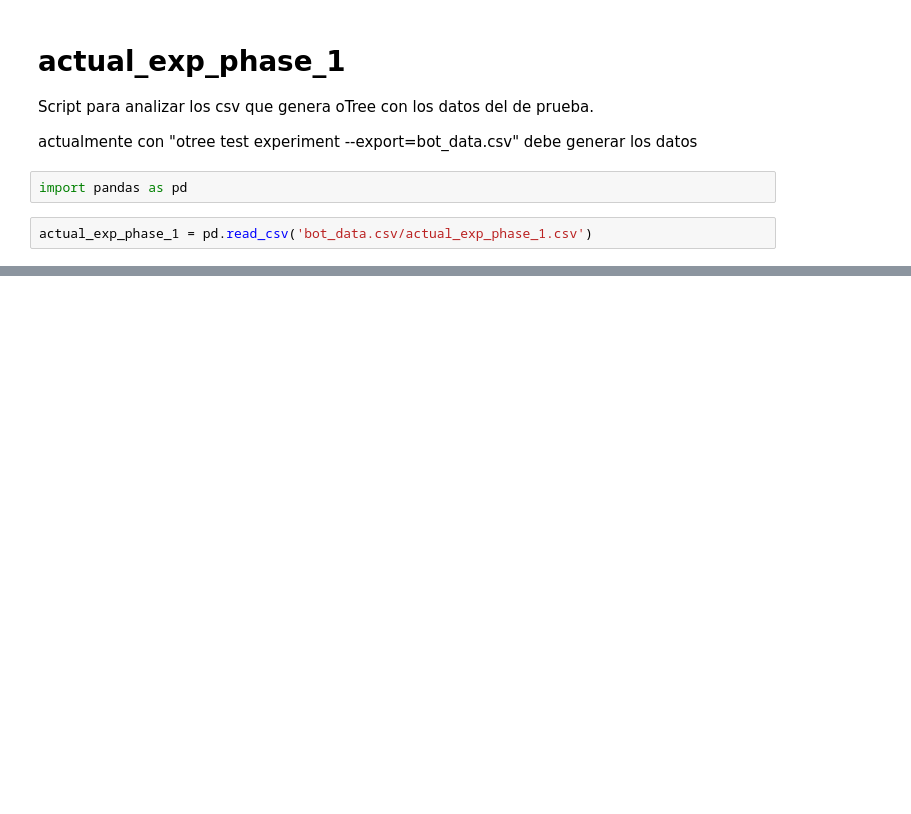
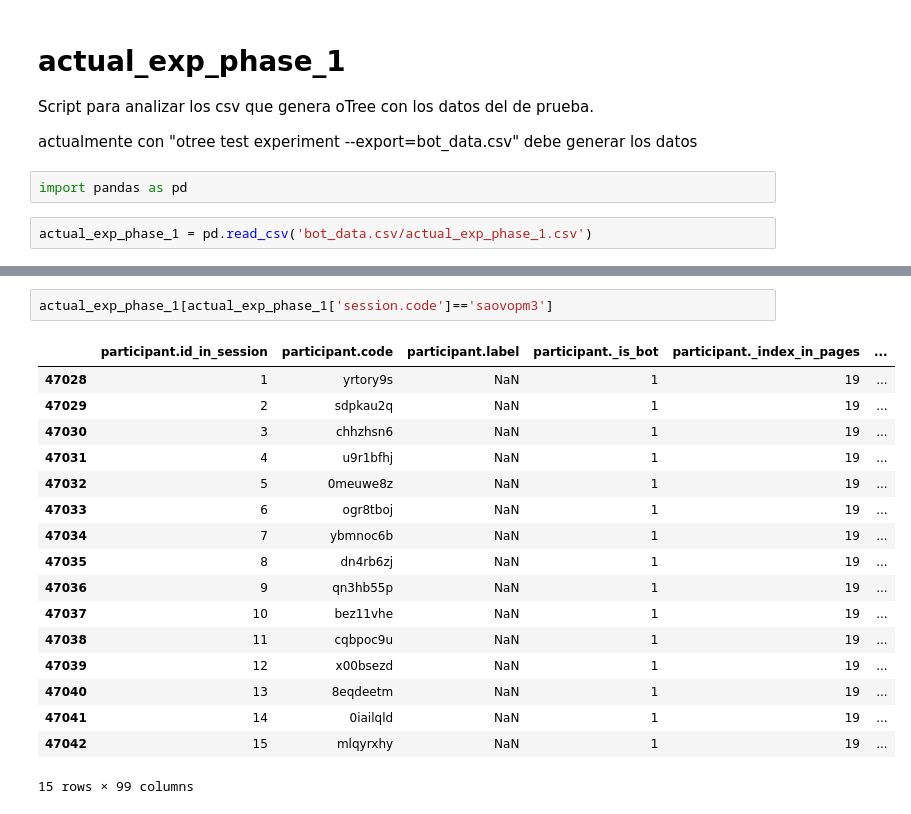
Before and after one commit to JoseShota/Experimento-IP, a Jupyter notebook: IP_Experiment/read_csv.ipynb, the cells around one changed output, grey strips where cells are left out. Saved outputs shown, nothing was run; the diff lists cells and outputs as text; blank space fills up the shorter version.

```diff
--- a/IP_Experiment/read_csv.ipynb
+++ b/IP_Experiment/read_csv.ipynb
@@ -29,0 +48,20 @@ actual_exp_phase_1 = pd.read_csv('bot_data.csv/actual_exp_phase_1.csv')
+# %%
+actual_exp_phase_1[actual_exp_phase_1['session.code']=='saovopm3']
+# %% [output]
+|  | participant.id_in_session | participant.code | participant.label | participant._is_bot | participant._index_in_pages | ... |
+| 47028 | 1 | yrtory9s | NaN | 1 | 19 | ... |
+| 47029 | 2 | sdpkau2q | NaN | 1 | 19 | ... |
+| 47030 | 3 | chhzhsn6 | NaN | 1 | 19 | ... |
+| 47031 | 4 | u9r1bfhj | NaN | 1 | 19 | ... |
+| 47032 | 5 | 0meuwe8z | NaN | 1 | 19 | ... |
+| 47033 | 6 | ogr8tboj | NaN | 1 | 19 | ... |
+| 47034 | 7 | ybmnoc6b | NaN | 1 | 19 | ... |
+| 47035 | 8 | dn4rb6zj | NaN | 1 | 19 | ... |
+| 47036 | 9 | qn3hb55p | NaN | 1 | 19 | ... |
+| 47037 | 10 | bez11vhe | NaN | 1 | 19 | ... |
+| 47038 | 11 | cqbpoc9u | NaN | 1 | 19 | ... |
+| 47039 | 12 | x00bsezd | NaN | 1 | 19 | ... |
+| 47040 | 13 | 8eqdeetm | NaN | 1 | 19 | ... |
+| 47041 | 14 | 0iailqld | NaN | 1 | 19 | ... |
+| 47042 | 15 | mlqyrxhy | NaN | 1 | 19 | ... |
+15 rows × 99 columns
```
Also changed, not shown: parts of 3 cells of this notebook.
